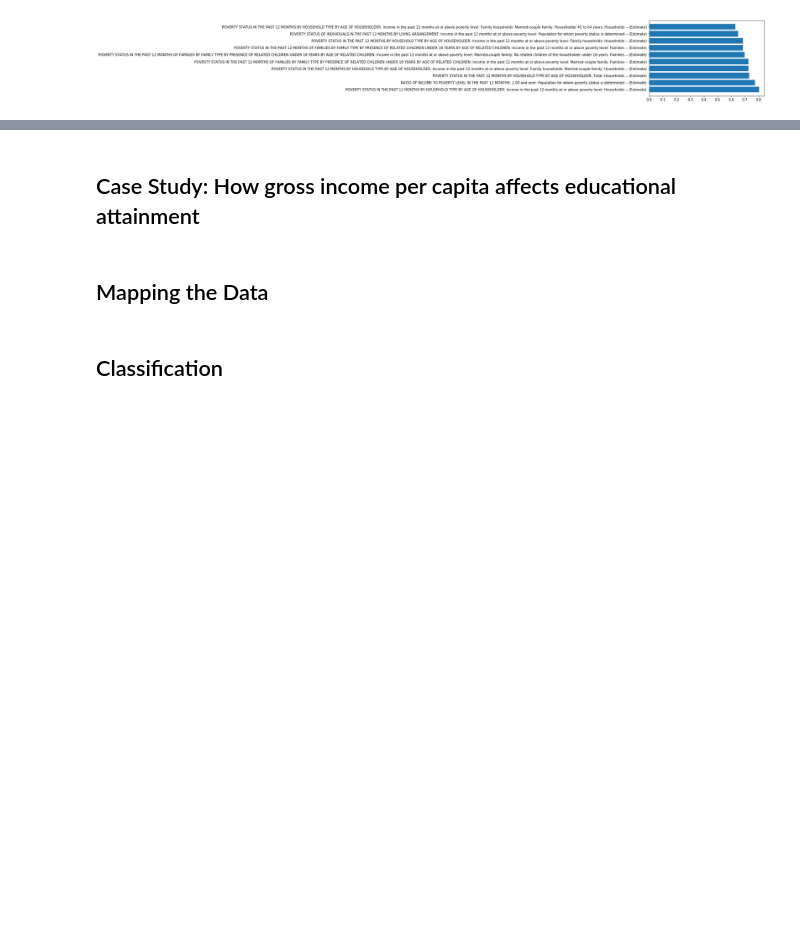
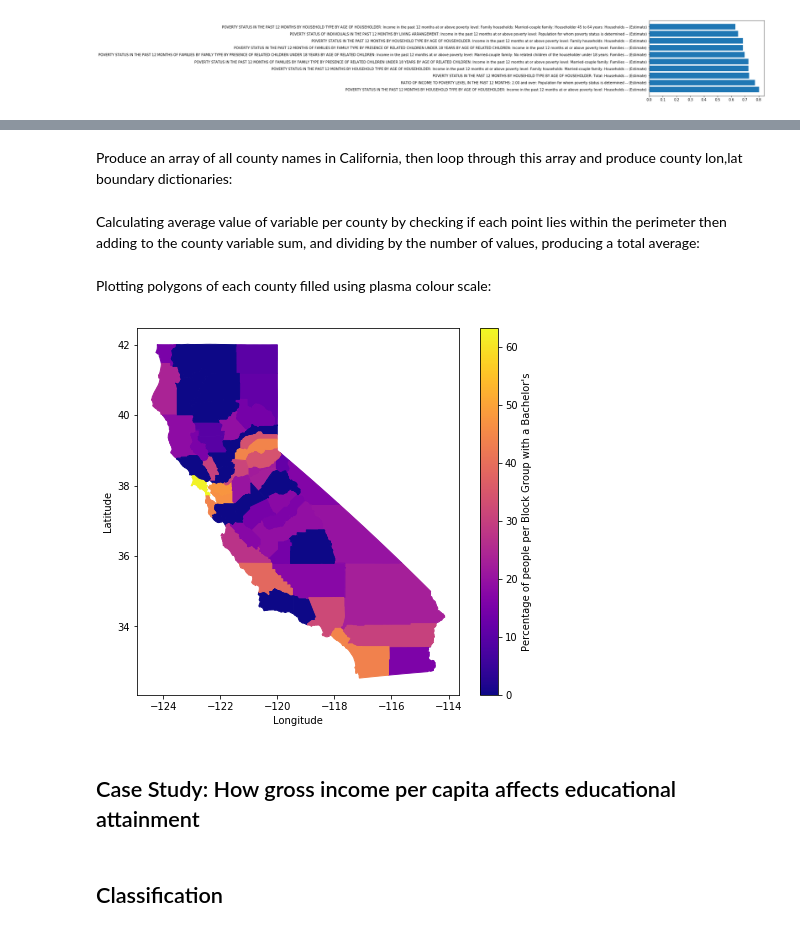
Before and after one commit to Tiger-Cross/AIHack18, a Jupyter notebook: notebooks/report.ipynb, the cells around one changed output, grey strips where cells are left out. Drawn from its saved outputs; the diff is of its cells as text; code cells hidden in the pictures; blank space fills up the shorter version.

Commit message:
Move mapping data across to report

```diff
--- a/notebooks/report.ipynb
+++ b/notebooks/report.ipynb
@@ -329,0 +406,2 @@ plt.show()
+# %% [markdown]
+Produce an array of all county names in California, then loop through this array and produce county lon,lat boundary dictionaries:
@@ -330,7 +440,53 @@ plt.show()
+# %% [markdown]
+Calculating average value of variable per county by checking if each point lies within the perimeter then adding to the county variable sum, and dividing by the number of values, producing a total average:
+# %%
+# Takes ~1min
+Dvalue = {}
+countycnt=0
+
+# USED TO CALCULATE AVERAGE VALUE OF VARIABLE PER COUNTY:
+for i in countynames:
+    countyavg=0
+    countycnt=0
+    for j in range(len(LON)): # looping through all points in
+        if Dpoly[i].contains(Point(LON[j], LAT[j])):
+            countyavg += CSV_VARIABLE[j]
+            countycnt += 1
+    if countycnt != 0:
+        countyavg /= countycnt
+        # get percentage assuming 1000 per block group:
+        countyavg /= 10
+    Dvalue[i] = countyavg
+# %% [markdown]
+Plotting polygons of each county filled using plasma colour scale:
+# %%
+# PLOT POLYGONS
+norm = matplotlib.colors.Normalize(vmin=0, vmax=max(Dvalue.values()))
+#fig, (ax1,ax2) = plt.subplots(1, 2, figsize=(7,5))
+#ax = fig.add_subplot(111)
+
+fig = plt.figure(figsize=(8,6))
+ax1  = fig.add_axes([0.10,0.10,0.70,0.85])
+
+for i in countynames:
+    countypoly = Dpoly[i]
+    x,y = countypoly.exterior.xy
+    cmap = cm.plasma
+    color = cmap(norm(Dvalue[i]))
+
+    ax1.fill(x,y, c=color)
+plt.xlabel('Longitude')
+plt.ylabel('Latitude')
+#plt.savefig(CSV_VARIABLE_NAME[:30] + ".pdf")
+
+sm = plt.cm.ScalarMappable(cmap=cmap, norm=norm)
+sm.set_array([])
+plt.colorbar(sm, label='Percentage of people per Block Group with a Bachelor\'s')
+plt.show()
+# %% [output]
+[figure, added]
 # %% [markdown]
 ## Case Study: How gross income per capita affects educational attainment<a class="anchor" id="case-study"></a>
-# %% [markdown]
-## Mapping the Data<a class="anchor" id="data-mapping"></a>
 # %% [markdown]
 ## Classification<a class="anchor" id="classification"></a>
 # %% [markdown]
```
Also changed, not shown: parts of 12 cells of this notebook, 1 other file.
